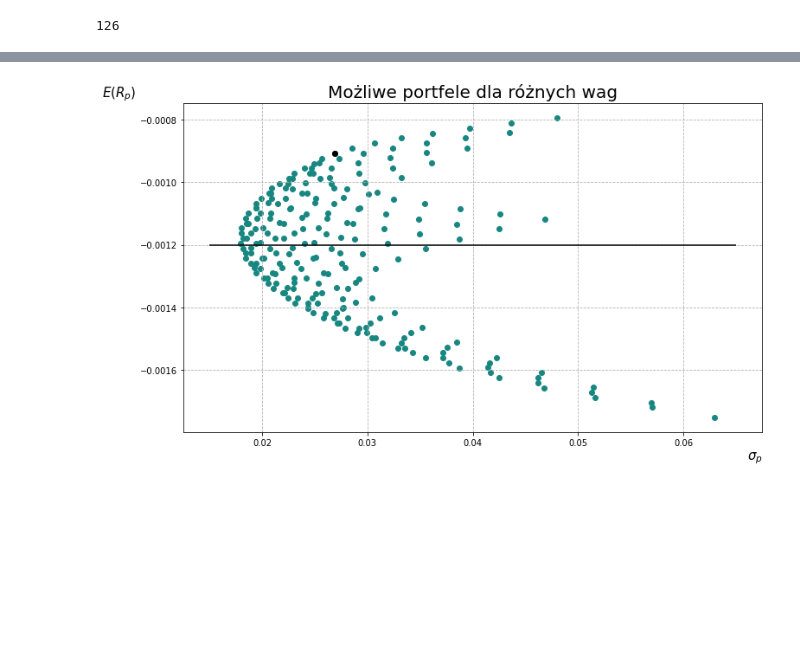
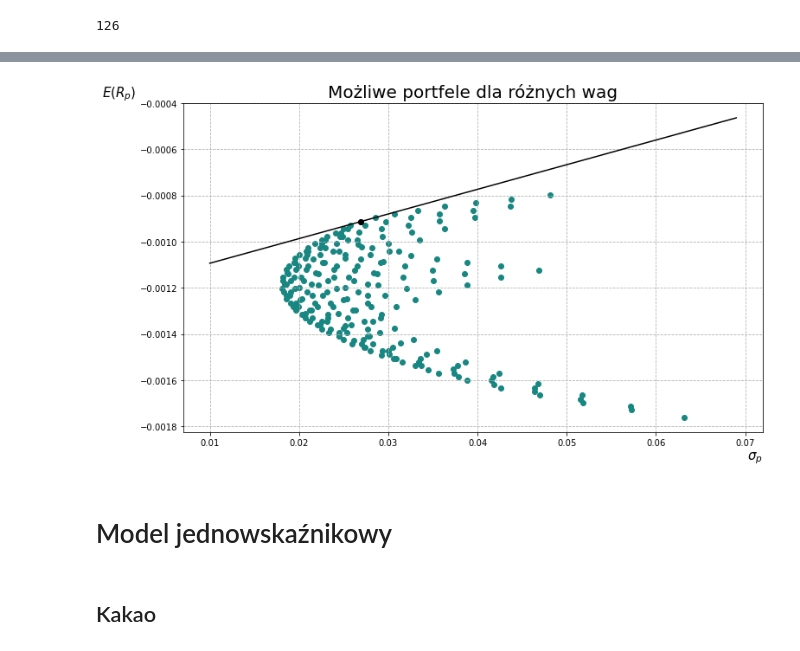
Before and after one commit to KatarzynaTurbanska/enterprise_risk_management, a Jupyter notebook: Prezentacja 3/dywersyfikacja.ipynb, the cells around one changed output, grey strips where cells are left out. Drawn from its saved outputs; the diff is of its cells as text; code cells hidden in the pictures; blank space fills up the shorter version.

Commit message:
przygotowanie anych i model jednowskaznikowy

```diff
--- a/Prezentacja 3/dywersyfikacja.ipynb
+++ b/Prezentacja 3/dywersyfikacja.ipynb
@@ -31,0 +55,12 @@ sugar.drop(labels=[373],axis=0,inplace=True)
+# %%
+for i in range(len(milk)):
+    if milk["Date"][i] not in list(pln_usd["Date"]):
+        dates.append(milk["Date"][i])
+# %%
+dates = list(set(dates))
+# %%
+for i in range(len(dates)):
+    pln_usd = pln_usd[pln_usd["Date"] !=  dates[i]]
+    cocoa = cocoa[cocoa["Date"] !=  dates[i]]
+    milk = milk[milk["Date"] !=  dates[i]]
+    sugar = sugar[sugar["Date"] !=  dates[i]]
@@ -32,5 +69,7 @@ sugar.drop(labels=[373],axis=0,inplace=True)
 # %%
+pln_usd.reset_index(inplace=True)
 cocoa.reset_index(inplace=True)
+milk.reset_index(inplace=True)
 sugar.reset_index(inplace=True)
 # %% [markdown]
 Zamiana danych na stopy procentowe.
@@ -167,10 +206,14 @@ expected_values[126], standard_deviations[126], combinations[126]
 # %%
 plt.scatter(standard_deviations, expected_values, color="#188781")
-plt.hlines(r, xmin=0.015, xmax=0.065, color='k')
+plt.plot(np.arange(0.01,0.07,0.001), np.arange(0.01,0.07,0.001) * max(x) + r, color='k')
 plt.scatter(standard_deviations[126], expected_values[126], color='k')
 plt.title("Możliwe portfele dla różnych wag", fontsize=20)
 plt.xlabel(r"$\sigma_p$", fontsize=15, loc="right")
 plt.ylabel(r"$E(R_p)$", fontsize=15, rotation=0, loc="top")
 plt.show()
 # %% [output]
-[figure, old version]
+[figure, new version]
+# %% [markdown]
+# Model jednowskaźnikowy
+# %% [markdown]
+## Kakao
```
Also changed, not shown: parts of 40 cells of this notebook.
